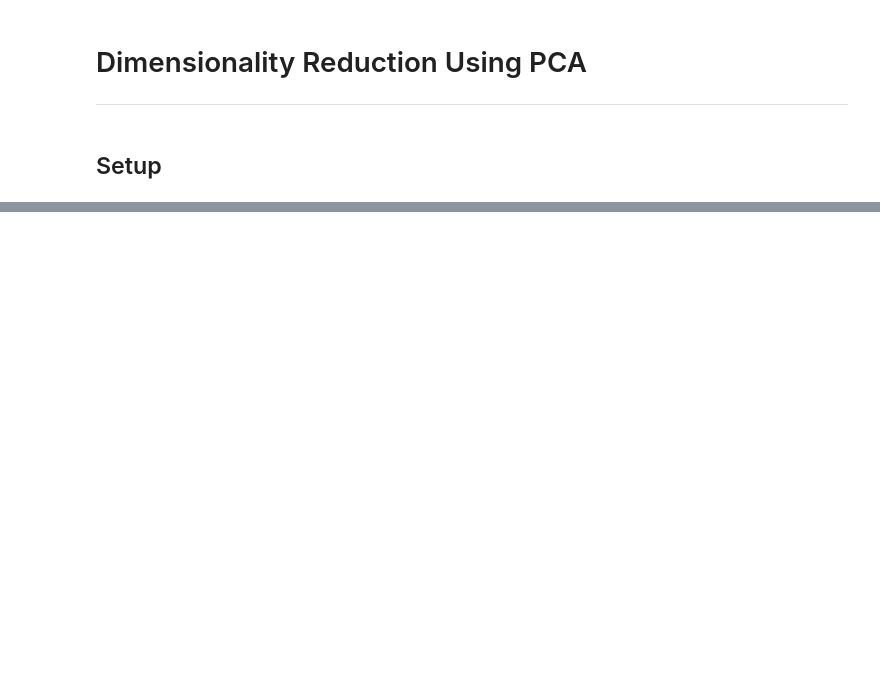
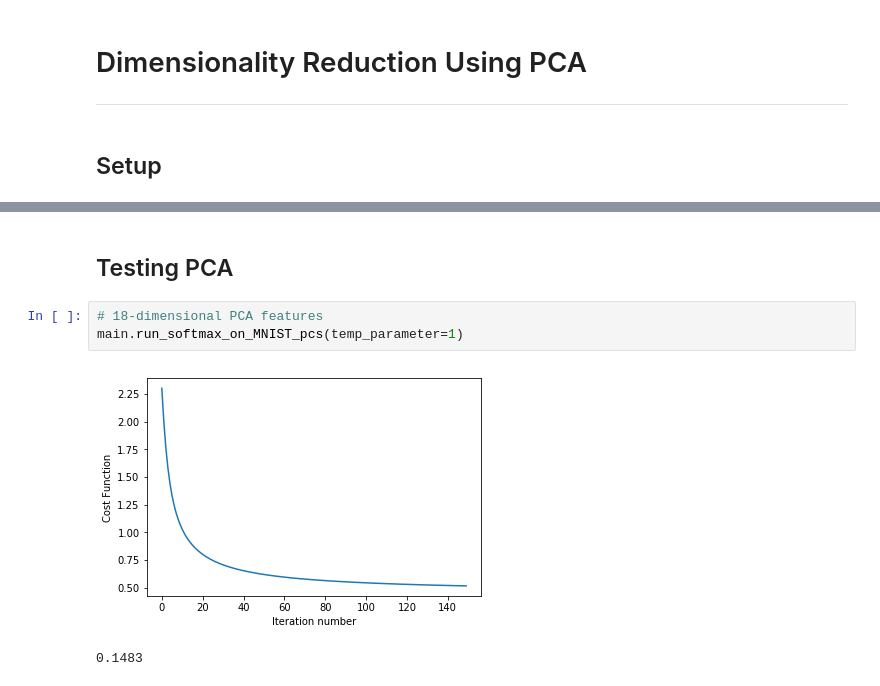
Before and after one commit to vinneenguyen/mitx-machine-learning-with-python-from-linear-models-to-deep-learning, a Jupyter notebook: Project 2: Digit recognition (Part 1)/PCA.ipynb, the cells around one changed output, grey strips where cells are left out. Cells and saved outputs as stored; diff of their text form; blank space fills up the shorter version.

```diff
--- a/Project 2: Digit recognition (Part 1)/PCA.ipynb
+++ b/Project 2: Digit recognition (Part 1)/PCA.ipynb
@@ -73,0 +53,8 @@ SVM one vs. rest test_error: 0.0075
+# %% [markdown]
+## Testing PCA
+# %%
+# 18-dimensional PCA features
+main.run_softmax_on_MNIST_pcs(temp_parameter=1)
+# %% [output]
+[figure, added]
+0.1483
```
Also changed, not shown: parts of 10 cells of this notebook.
